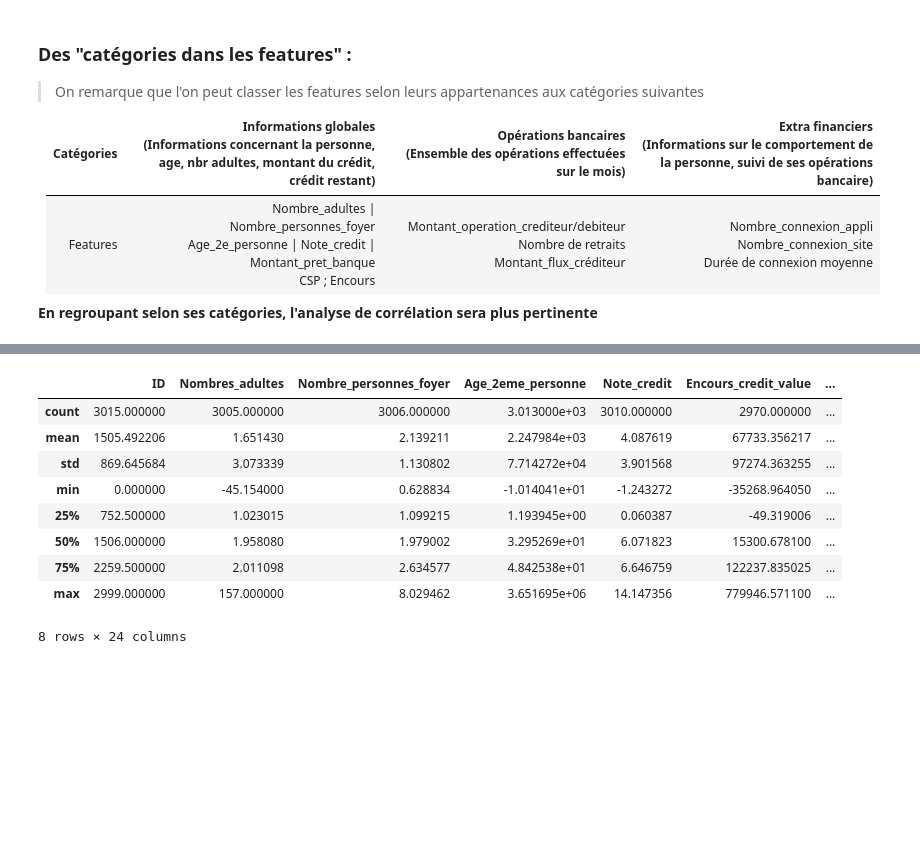
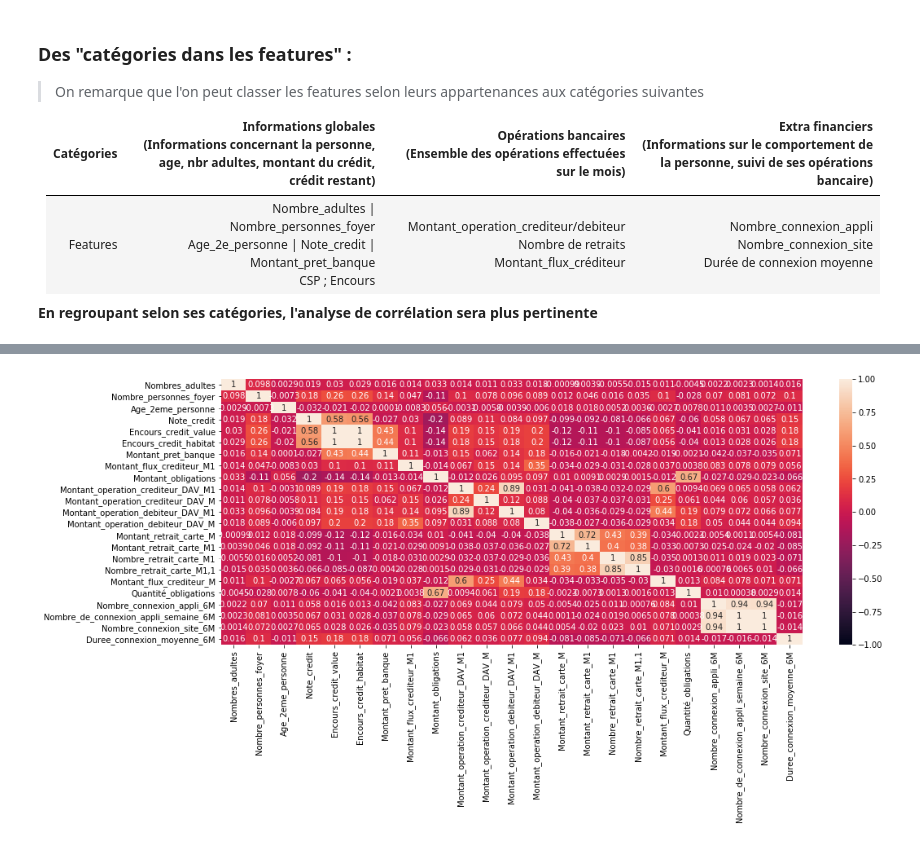
Before and after one commit to keyserwood/ILBRecruitmentProcess, a Jupyter notebook: 1.0-er-ilb_lab_test_technique2.ipynb, the cells around one changed output, grey strips where cells are left out. Drawn from its saved outputs; the diff is of its cells as text; code cells hidden in the pictures; blank space fills up the shorter version.

```diff
--- a/1.0-er-ilb_lab_test_technique2.ipynb
+++ b/1.0-er-ilb_lab_test_technique2.ipynb
@@ -348,13 +332,6 @@ df[infos_globales_cols+operations_bancaires_cols].corr()
-# %%
-df.describe()
-# %% [output]
-|  | ID | Nombres_adultes | Nombre_personnes_foyer | Age_2eme_personne | Note_credit | Encours_credit_value | ... |
-| count | 3015.000000 | 3005.000000 | 3006.000000 | 3.013000e+03 | 3010.000000 | 2970.000000 | ... |
-| mean | 1505.492206 | 1.651430 | 2.139211 | 2.247984e+03 | 4.087619 | 67733.356217 | ... |
-| std | 869.645684 | 3.073339 | 1.130802 | 7.714272e+04 | 3.901568 | 97274.363255 | ... |
-| min | 0.000000 | -45.154000 | 0.628834 | -1.014041e+01 | -1.243272 | -35268.964050 | ... |
-| 25% | 752.500000 | 1.023015 | 1.099215 | 1.193945e+00 | 0.060387 | -49.319006 | ... |
-| 50% | 1506.000000 | 1.958080 | 1.979002 | 3.295269e+01 | 6.071823 | 15300.678100 | ... |
-| 75% | 2259.500000 | 2.011098 | 2.634577 | 4.842538e+01 | 6.646759 | 122237.835025 | ... |
-| max | 2999.000000 | 157.000000 | 8.029462 | 3.651695e+06 | 14.147356 | 779946.571100 | ... |
-8 rows × 24 columns
+# %%
+plt.figure(figsize=(16,6))
+sns.heatmap(df[infos_globales_cols+operations_bancaires_cols+extra_financiers_cols].corr(),vmin=-1,vmax=1,annot=True)
+plt.show()
+# %% [output]
+[figure, added]
```
Also changed, not shown: parts of 29 cells of this notebook.
